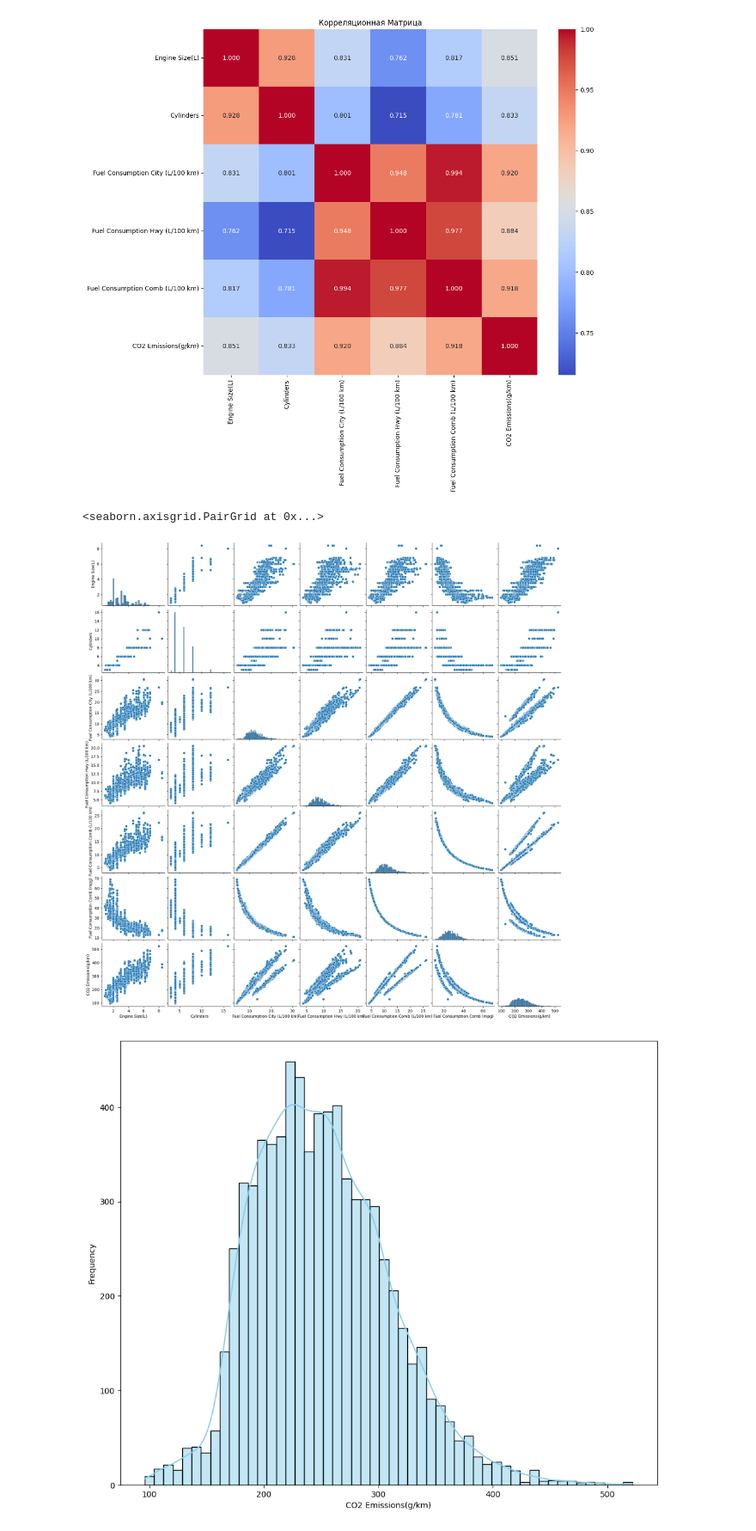
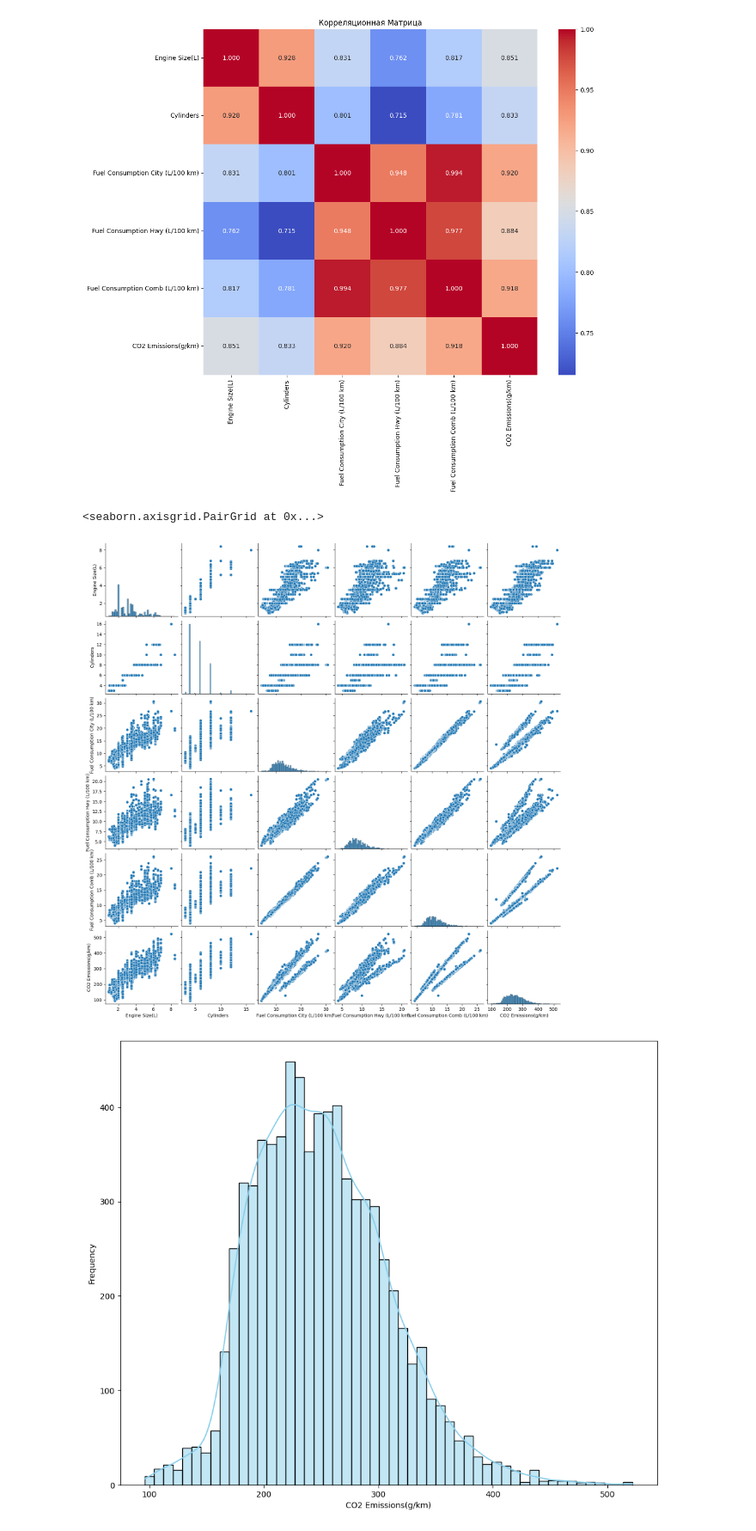
Before and after one commit to AlexJagello/BHCourse_Homework_5, a Jupyter notebook: EDA.ipynb, the cells around one changed output. Shown at 86% size. Drawn from its saved outputs; the diff is of its cells as text; code cells hidden in the pictures.

```diff
--- a/EDA.ipynb
+++ b/EDA.ipynb
@@ -50,10 +52,10 @@ plt.show()
 # %% [output]
 [figure]
 # %%
-sns.pairplot(df)
+sns.pairplot(numdata)
 # %% [output]
 <seaborn.axisgrid.PairGrid at 0x...>
-[figure, old version]
+[figure, new version]
 # %%
 plt.figure(figsize=(12, 10))
 sns.histplot(df['CO2 Emissions(g/km)'], kde=True, color='skyblue')
```
Also changed, not shown: parts of 4 cells of this notebook, 3 other files.
